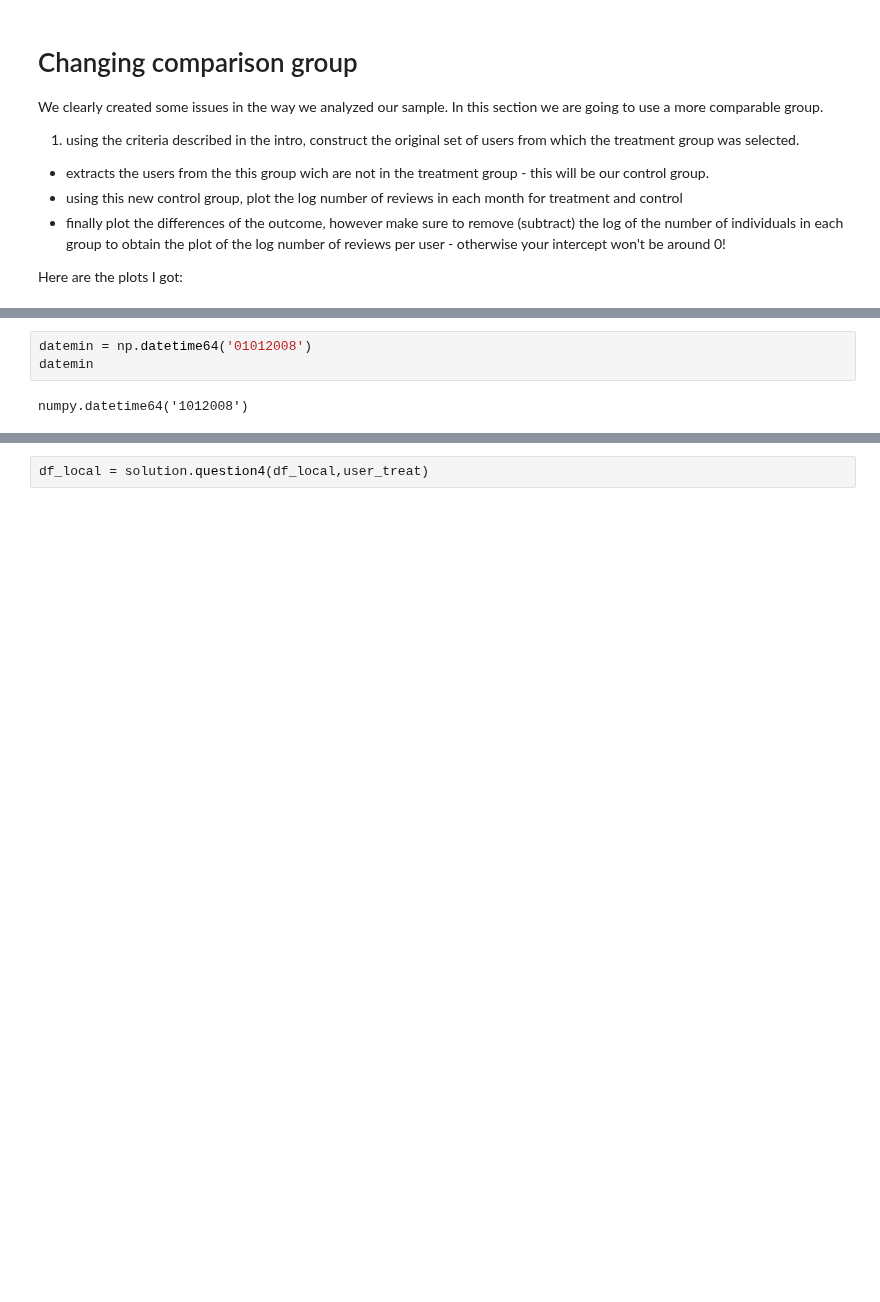
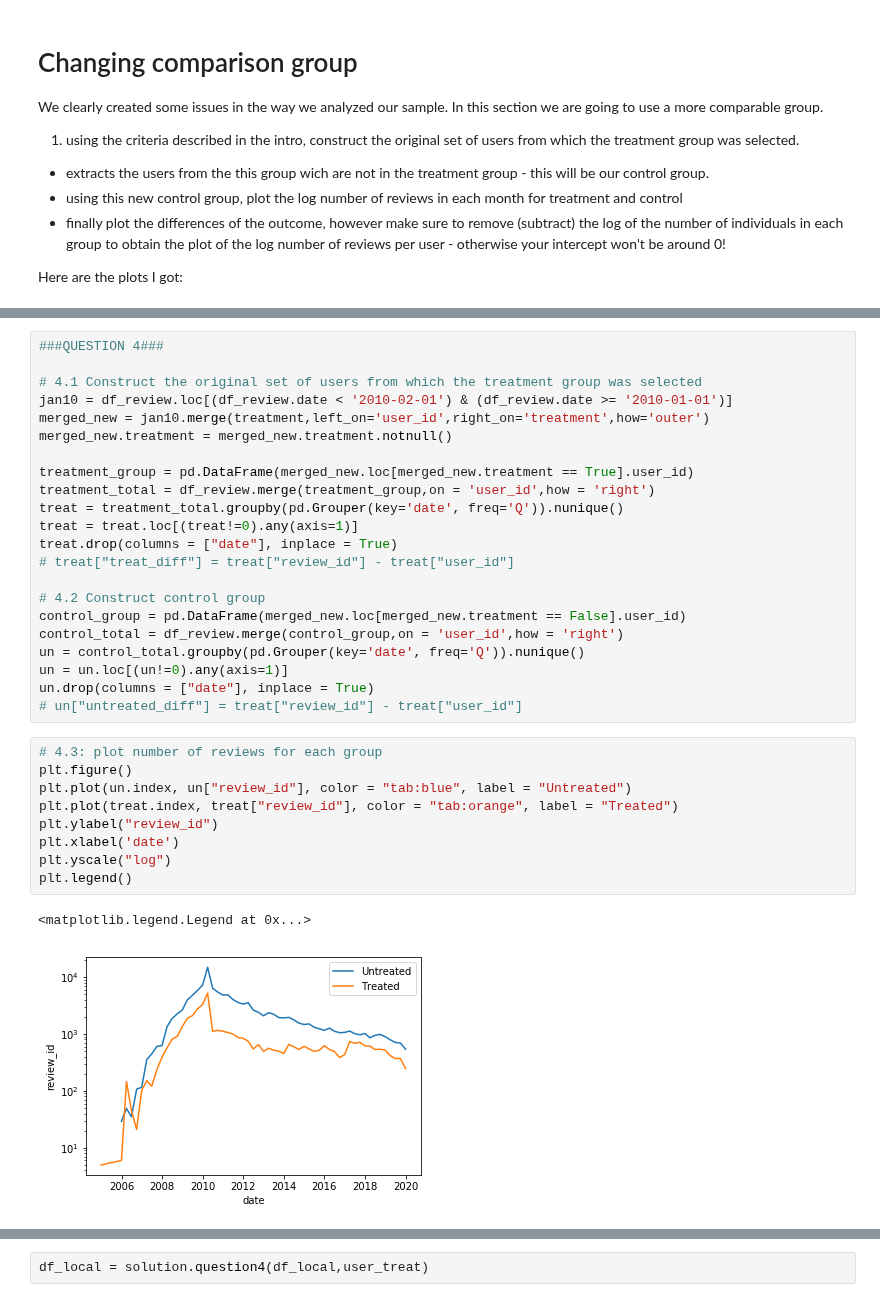
Before and after one commit to vma101/big_data_tools, a Jupyter notebook: hw3_quasi.ipynb, the cells around one changed output, grey strips where cells are left out. Saved outputs shown, nothing was run; the diff lists cells and outputs as text; blank space fills up the shorter version.

```diff
--- a/hw3_quasi.ipynb
+++ b/hw3_quasi.ipynb
@@ -280,5 +241,34 @@ Text(0.5, 0, 'date')
-# %%
-datemin = np.datetime64('01012008')
-datemin
-# %% [output]
-numpy.datetime64('1012008')
+# %%
+###QUESTION 4###
+
+# 4.1 Construct the original set of users from which the treatment group was selected
+jan10 = df_review.loc[(df_review.date < '2010-02-01') & (df_review.date >= '2010-01-01')]
+merged_new = jan10.merge(treatment,left_on='user_id',right_on='treatment',how='outer')
+merged_new.treatment = merged_new.treatment.notnull()
+
+treatment_group = pd.DataFrame(merged_new.loc[merged_new.treatment == True].user_id)
+treatment_total = df_review.merge(treatment_group,on = 'user_id',how = 'right')
+treat = treatment_total.groupby(pd.Grouper(key='date', freq='Q')).nunique()
+treat = treat.loc[(treat!=0).any(axis=1)]
+treat.drop(columns = ["date"], inplace = True)
+# treat["treat_diff"] = treat["review_id"] - treat["user_id"]
+
+# 4.2 Construct control group
+control_group = pd.DataFrame(merged_new.loc[merged_new.treatment == False].user_id)
+control_total = df_review.merge(control_group,on = 'user_id',how = 'right')
+un = control_total.groupby(pd.Grouper(key='date', freq='Q')).nunique()
+un = un.loc[(un!=0).any(axis=1)]
+un.drop(columns = ["date"], inplace = True)
+# un["untreated_diff"] = treat["review_id"] - treat["user_id"]
+# %%
+# 4.3: plot number of reviews for each group
+plt.figure()
+plt.plot(un.index, un["review_id"], color = "tab:blue", label = "Untreated")
+plt.plot(treat.index, treat["review_id"], color = "tab:orange", label = "Treated")
+plt.ylabel("review_id")
+plt.xlabel('date')
+plt.yscale("log")
+plt.legend()
+# %% [output]
+<matplotlib.legend.Legend at 0x...>
+[figure, added]
```
Also changed, not shown: parts of 6 cells of this notebook.
